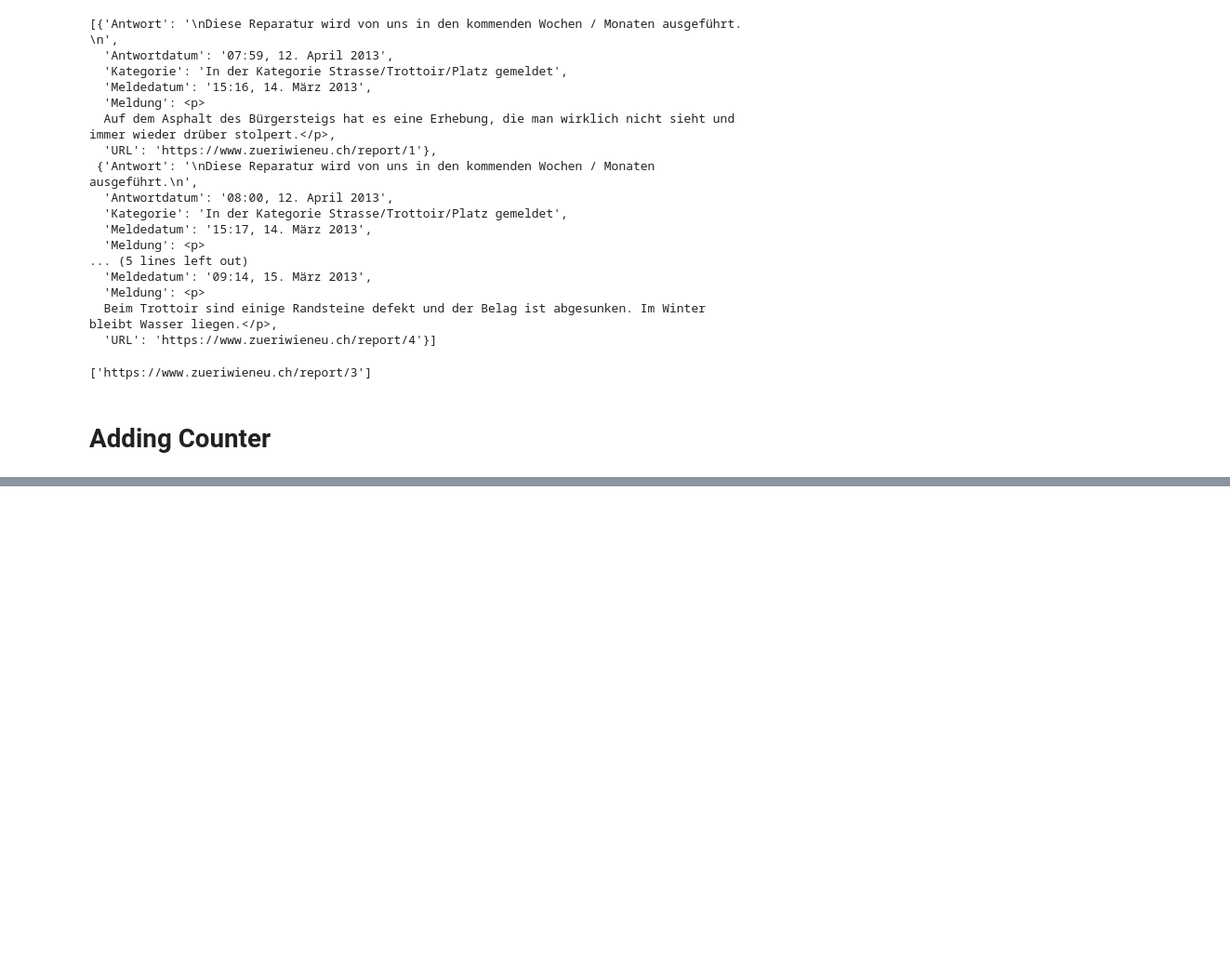
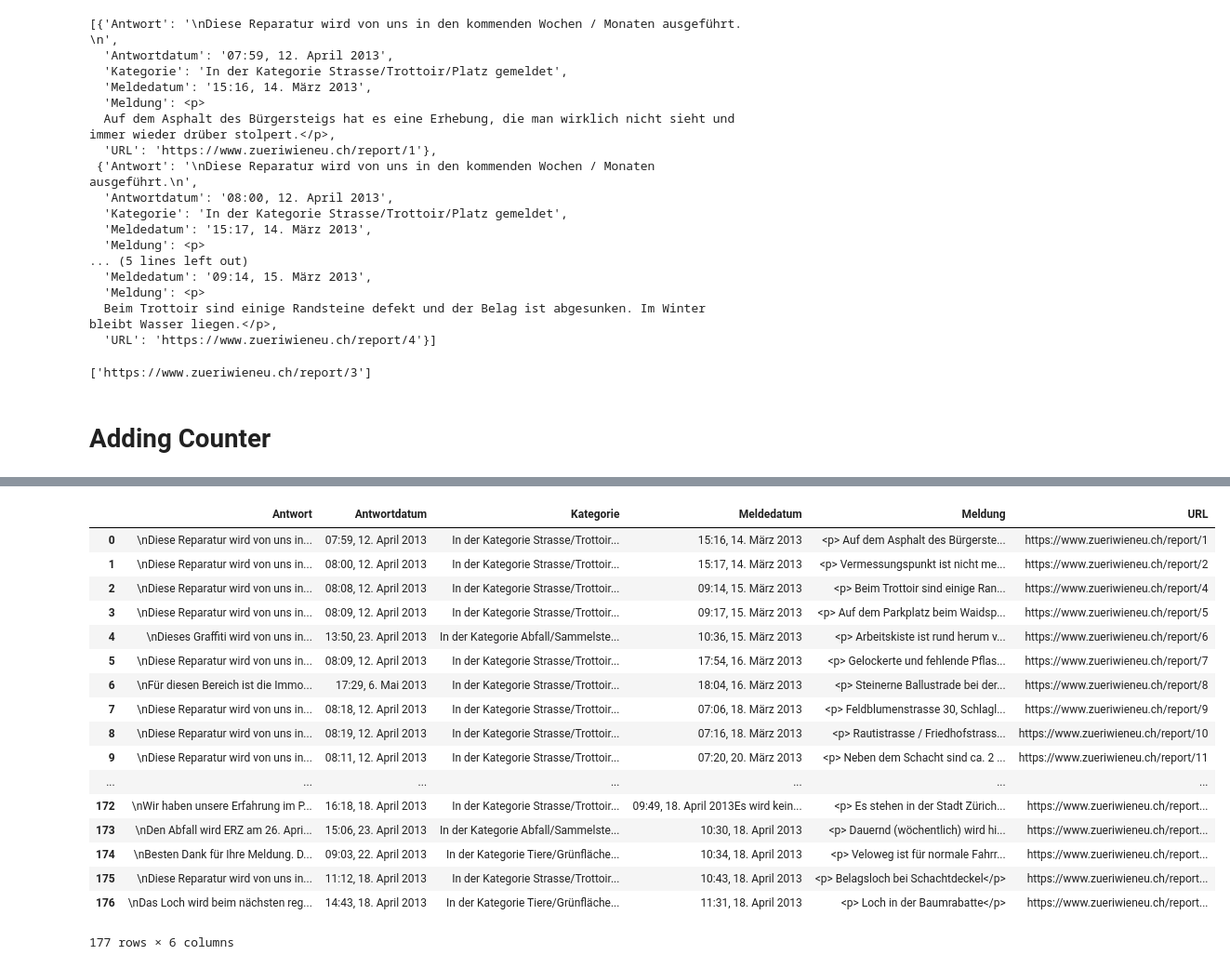
Before and after one commit to barjacks/pythonrecherche, a Jupyter notebook: 07 Selenium, more beautifulsoup/02 ZüriWieNeu.ipynb, the cells around one changed output, grey strips where cells are left out. Shown: that part at 93% size. Saved outputs shown, nothing was run; the diff lists cells and outputs as text; code cells hidden in the pictures; blank space fills up the shorter version.

```diff
--- a/07 Selenium, more beautifulsoup/02 ZüriWieNeu.ipynb
+++ b/07 Selenium, more beautifulsoup/02 ZüriWieNeu.ipynb
@@ -184,6 +189,9 @@ import time
 import progressbar
 # %%
 bar = progressbar.ProgressBar()
+lst = []
+lst_pass = []
+
 
 for elem,i in zip(range(1,13000), bar((range(1,13000)))):
 
@@ -209,0 +219,21 @@ for elem,i in zip(range(1,13000), bar((range(1,13000)))):
+# %%
+pd.DataFrame(lst)
+# %% [output]
+|  | Antwort | Antwortdatum | Kategorie | Meldedatum | Meldung | URL |
+| 0 | \nDiese Reparatur wird von uns in... | 07:59, 12. April 2013 | In der Kategorie Strasse/Trottoir... | 15:16, 14. März 2013 | <p> Auf dem Asphalt des Bürgerste... | https://www.zueriwieneu.ch/report/1 |
+| 1 | \nDiese Reparatur wird von uns in... | 08:00, 12. April 2013 | In der Kategorie Strasse/Trottoir... | 15:17, 14. März 2013 | <p> Vermessungspunkt ist nicht me... | https://www.zueriwieneu.ch/report/2 |
+| 2 | \nDiese Reparatur wird von uns in... | 08:08, 12. April 2013 | In der Kategorie Strasse/Trottoir... | 09:14, 15. März 2013 | <p> Beim Trottoir sind einige Ran... | https://www.zueriwieneu.ch/report/4 |
+| 3 | \nDiese Reparatur wird von uns in... | 08:09, 12. April 2013 | In der Kategorie Strasse/Trottoir... | 09:17, 15. März 2013 | <p> Auf dem Parkplatz beim Waidsp... | https://www.zueriwieneu.ch/report/5 |
+| 4 | \nDieses Graffiti wird von uns in... | 13:50, 23. April 2013 | In der Kategorie Abfall/Sammelste... | 10:36, 15. März 2013 | <p> Arbeitskiste ist rund herum v... | https://www.zueriwieneu.ch/report/6 |
+| 5 | \nDiese Reparatur wird von uns in... | 08:09, 12. April 2013 | In der Kategorie Strasse/Trottoir... | 17:54, 16. März 2013 | <p> Gelockerte und fehlende Pflas... | https://www.zueriwieneu.ch/report/7 |
+| 6 | \nFür diesen Bereich ist die Immo... | 17:29, 6. Mai 2013 | In der Kategorie Strasse/Trottoir... | 18:04, 16. März 2013 | <p> Steinerne Ballustrade bei der... | https://www.zueriwieneu.ch/report/8 |
+| 7 | \nDiese Reparatur wird von uns in... | 08:18, 12. April 2013 | In der Kategorie Strasse/Trottoir... | 07:06, 18. März 2013 | <p> Feldblumenstrasse 30, Schlagl... | https://www.zueriwieneu.ch/report/9 |
+| 8 | \nDiese Reparatur wird von uns in... | 08:19, 12. April 2013 | In der Kategorie Strasse/Trottoir... | 07:16, 18. März 2013 | <p> Rautistrasse / Friedhofstrass... | https://www.zueriwieneu.ch/report/10 |
+| 9 | \nDiese Reparatur wird von uns in... | 08:11, 12. April 2013 | In der Kategorie Strasse/Trottoir... | 07:20, 20. März 2013 | <p> Neben dem Schacht sind ca. 2 ... | https://www.zueriwieneu.ch/report/11 |
+| ... | ... | ... | ... | ... | ... | ... |
+| 172 | \nWir haben unsere Erfahrung im P... | 16:18, 18. April 2013 | In der Kategorie Strasse/Trottoir... | 09:49, 18. April 2013Es wird kein... | <p> Es stehen in der Stadt Zürich... | https://www.zueriwieneu.ch/report... |
+| 173 | \nDen Abfall wird ERZ am 26. Apri... | 15:06, 23. April 2013 | In der Kategorie Abfall/Sammelste... | 10:30, 18. April 2013 | <p> Dauernd (wöchentlich) wird hi... | https://www.zueriwieneu.ch/report... |
+| 174 | \nBesten Dank für Ihre Meldung. D... | 09:03, 22. April 2013 | In der Kategorie Tiere/Grünfläche... | 10:34, 18. April 2013 | <p> Veloweg ist für normale Fahrr... | https://www.zueriwieneu.ch/report... |
+| 175 | \nDiese Reparatur wird von uns in... | 11:12, 18. April 2013 | In der Kategorie Strasse/Trottoir... | 10:43, 18. April 2013 | <p> Belagsloch bei Schachtdeckel</p> | https://www.zueriwieneu.ch/report... |
+| 176 | \nDas Loch wird beim nächsten reg... | 14:43, 18. April 2013 | In der Kategorie Tiere/Grünfläche... | 11:31, 18. April 2013 | <p> Loch in der Baumrabatte</p> | https://www.zueriwieneu.ch/report... |
+177 rows × 6 columns
```
Also changed, not shown: parts of 3 cells of this notebook, 7 other files.
